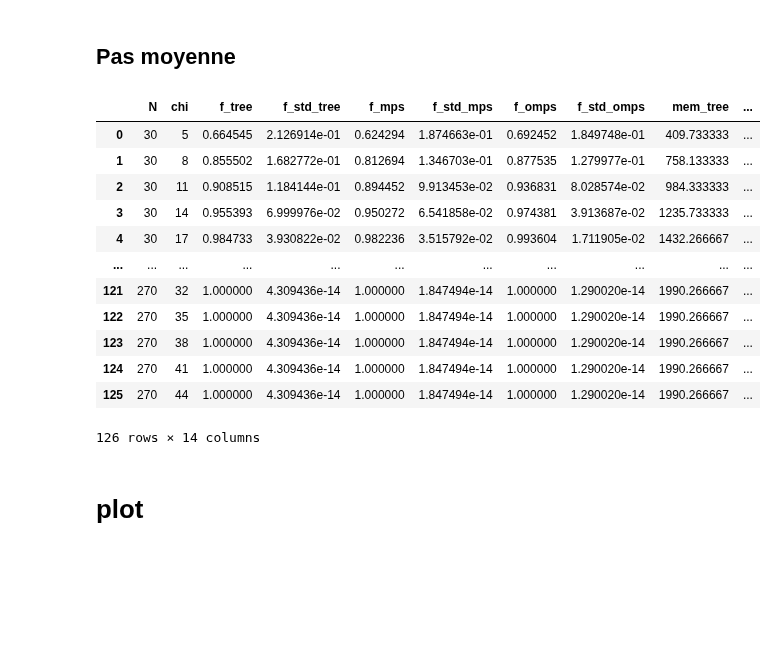
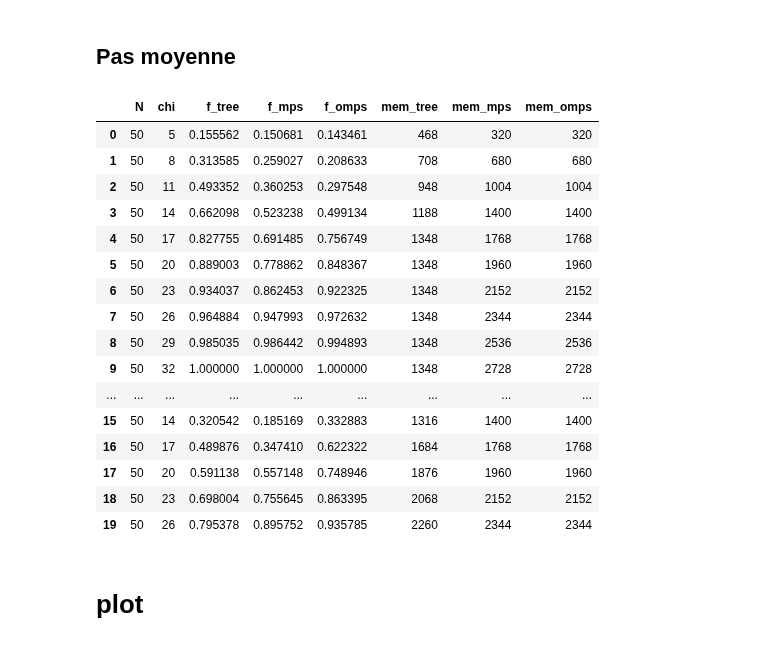
Before and after one commit to quantum-brutus/Tensor_Networks_topology, a Jupyter notebook: mps_ordering/mps_ordering.ipynb, the cells around one changed output. Cells and saved outputs as stored; diff of their text form; code cells hidden in the pictures; blank space fills up the shorter version.

```diff
--- a/mps_ordering/mps_ordering.ipynb
+++ b/mps_ordering/mps_ordering.ipynb
@@ -100,3 +113,7 @@ def replicate_circ(circ,tree,trad_dic):
             qubit_2 = trad_dic[gate.qubits[1]]
             tree.apply_2qb_gate(i = qubit_1,j = qubit_2,gate_array=gate.build_array().reshape(2,2,2,2))
     return tree
+# %%
+l = list(G.nodes)
+np.random.shuffle(l)
+l
@@ -103,10 +212,11 @@ def replicate_circ(circ,tree,trad_dic):
 # %% [markdown]
 # simulations
 # %%
-chi_range = range(5,20,1)
-N_gate_range = range(50,300,30)
-nb_moy = 5
+chi_range = range(5,40,3)
+N_gate_range = range(50,330,30)
+nb_moy = 30
 N_qubits = 10
 print(list(chi_range))
 print(list(N_gate_range))
+print(len(chi_range)*len(N_gate_range)*nb_moy)
 # %% [output]
@@ -193,6 +304,7 @@ mem_mps_moy_dic = {}
 mem_omps_moy_dic = {}
 
 for N in tqdm(N_gate_range):
+    # print('N',N)
     df_results = pd.DataFrame(results)
     df_results.to_csv('results_df.csv')
 
@@ -205,10 +317,16 @@ for N in tqdm(N_gate_range):
         mem_omps_moy_dic[chi] = []
 
     for i in range(nb_moy):
+        # print('moy',i)
         circ = generate_random_circuit(num_qubits=N_qubits,num_gates=N,plot=False)
+        G, mst, adj = plot_connectivity_and_max_mst(circ, return_adjacency_matrix=True)
+        # print('adjacency ok')
+        perm,weight = fast_approx_max_weight_hamiltonian_path(G)
+        # print('perm ok')
 
         for chi in chi_range:
-            tree_fidelity,mps_fidelity,omps_fidelity,mem_tree,mem_mps,mem_omps = test_tree_mps(circ = circ,n_qb=N_qubits,max_bond=chi,return_memory=True)
+            # print('chi',chi)
+            tree_fidelity,mps_fidelity,omps_fidelity,mem_tree,mem_mps,mem_omps = test_tree_mps(circ = circ,n_qb=N_qubits,max_bond=chi,return_memory=True,G=G,adj=adj,perm=perm)
             results.append({
                 'N': N,
                 'chi': chi,
@@ -223,21 +341,25 @@ for N in tqdm(N_gate_range):
 df_results = pd.DataFrame(results)
 df_results.to_csv('results_df.csv')
 # %%
-df_results
+df_results[0:20]
 # %% [output]
-|  | N | chi | f_tree | f_std_tree | f_mps | f_std_mps | f_omps | f_std_omps | mem_tree | ... |
-| 0 | 30 | 5 | 0.664545 | 2.126914e-01 | 0.624294 | 1.874663e-01 | 0.692452 | 1.849748e-01 | 409.733333 | ... |
-| 1 | 30 | 8 | 0.855502 | 1.682772e-01 | 0.812694 | 1.346703e-01 | 0.877535 | 1.279977e-01 | 758.133333 | ... |
-| 2 | 30 | 11 | 0.908515 | 1.184144e-01 | 0.894452 | 9.913453e-02 | 0.936831 | 8.028574e-02 | 984.333333 | ... |
-| 3 | 30 | 14 | 0.955393 | 6.999976e-02 | 0.950272 | 6.541858e-02 | 0.974381 | 3.913687e-02 | 1235.733333 | ... |
-| 4 | 30 | 17 | 0.984733 | 3.930822e-02 | 0.982236 | 3.515792e-02 | 0.993604 | 1.711905e-02 | 1432.266667 | ... |
-| ... | ... | ... | ... | ... | ... | ... | ... | ... | ... | ... |
-| 121 | 270 | 32 | 1.000000 | 4.309436e-14 | 1.000000 | 1.847494e-14 | 1.000000 | 1.290020e-14 | 1990.266667 | ... |
-| 122 | 270 | 35 | 1.000000 | 4.309436e-14 | 1.000000 | 1.847494e-14 | 1.000000 | 1.290020e-14 | 1990.266667 | ... |
-| 123 | 270 | 38 | 1.000000 | 4.309436e-14 | 1.000000 | 1.847494e-14 | 1.000000 | 1.290020e-14 | 1990.266667 | ... |
-| 124 | 270 | 41 | 1.000000 | 4.309436e-14 | 1.000000 | 1.847494e-14 | 1.000000 | 1.290020e-14 | 1990.266667 | ... |
-| 125 | 270 | 44 | 1.000000 | 4.309436e-14 | 1.000000 | 1.847494e-14 | 1.000000 | 1.290020e-14 | 1990.266667 | ... |
+|  | N | chi | f_tree | f_mps | f_omps | mem_tree | mem_mps | mem_omps |
+| 0 | 50 | 5 | 0.155562 | 0.150681 | 0.143461 | 468 | 320 | 320 |
+| 1 | 50 | 8 | 0.313585 | 0.259027 | 0.208633 | 708 | 680 | 680 |
+| 2 | 50 | 11 | 0.493352 | 0.360253 | 0.297548 | 948 | 1004 | 1004 |
+| 3 | 50 | 14 | 0.662098 | 0.523238 | 0.499134 | 1188 | 1400 | 1400 |
+| 4 | 50 | 17 | 0.827755 | 0.691485 | 0.756749 | 1348 | 1768 | 1768 |
+| 5 | 50 | 20 | 0.889003 | 0.778862 | 0.848367 | 1348 | 1960 | 1960 |
+| 6 | 50 | 23 | 0.934037 | 0.862453 | 0.922325 | 1348 | 2152 | 2152 |
+| 7 | 50 | 26 | 0.964884 | 0.947993 | 0.972632 | 1348 | 2344 | 2344 |
+| 8 | 50 | 29 | 0.985035 | 0.986442 | 0.994893 | 1348 | 2536 | 2536 |
+| 9 | 50 | 32 | 1.000000 | 1.000000 | 1.000000 | 1348 | 2728 | 2728 |
+| ... | ... | ... | ... | ... | ... | ... | ... | ... |
+| 15 | 50 | 14 | 0.320542 | 0.185169 | 0.332883 | 1316 | 1400 | 1400 |
+| 16 | 50 | 17 | 0.489876 | 0.347410 | 0.622322 | 1684 | 1768 | 1768 |
+| 17 | 50 | 20 | 0.591138 | 0.557148 | 0.748946 | 1876 | 1960 | 1960 |
+| 18 | 50 | 23 | 0.698004 | 0.755645 | 0.863395 | 2068 | 2152 | 2152 |
+| 19 | 50 | 26 | 0.795378 | 0.895752 | 0.935785 | 2260 | 2344 | 2344 |
-126 rows × 14 columns
 # %% [markdown]
 # plot
 # %%
```
Also changed, not shown: parts of 20 cells of this notebook.
